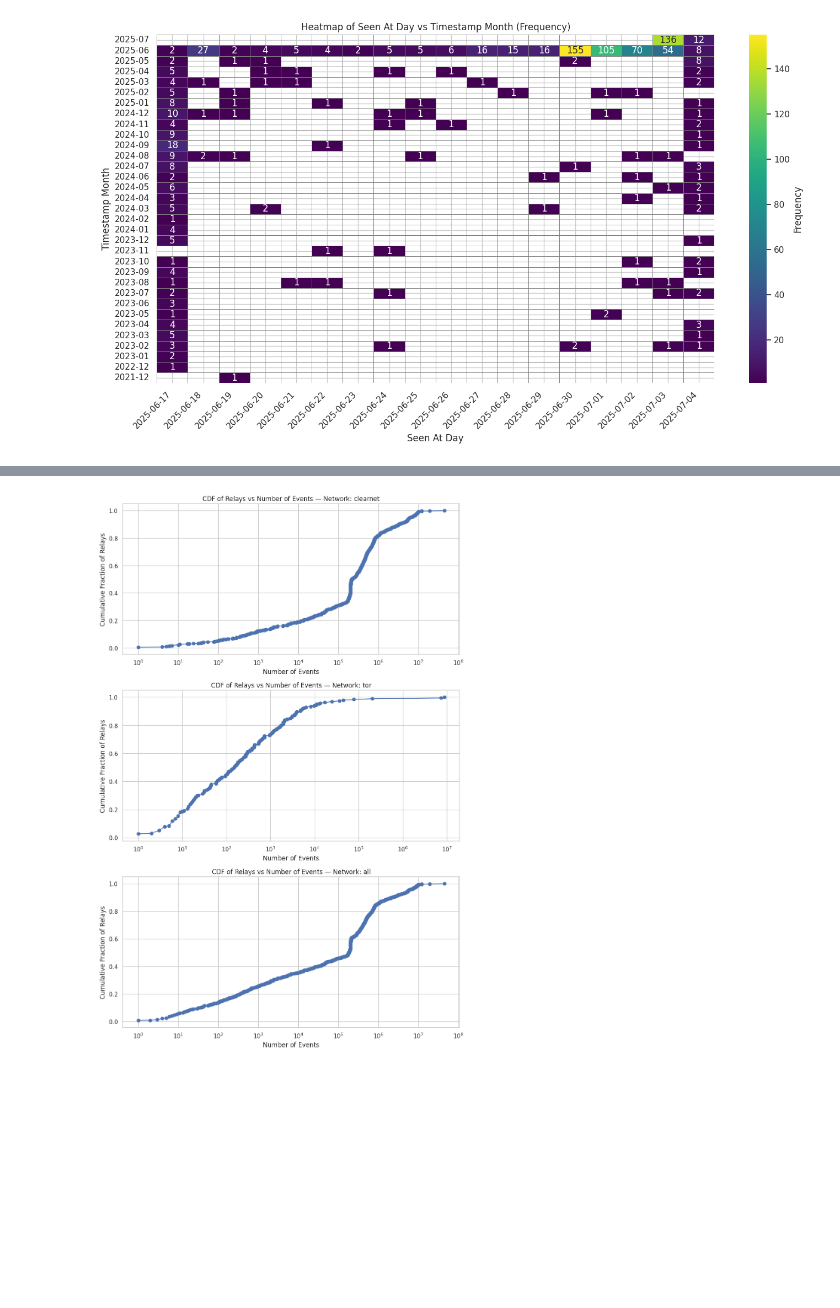
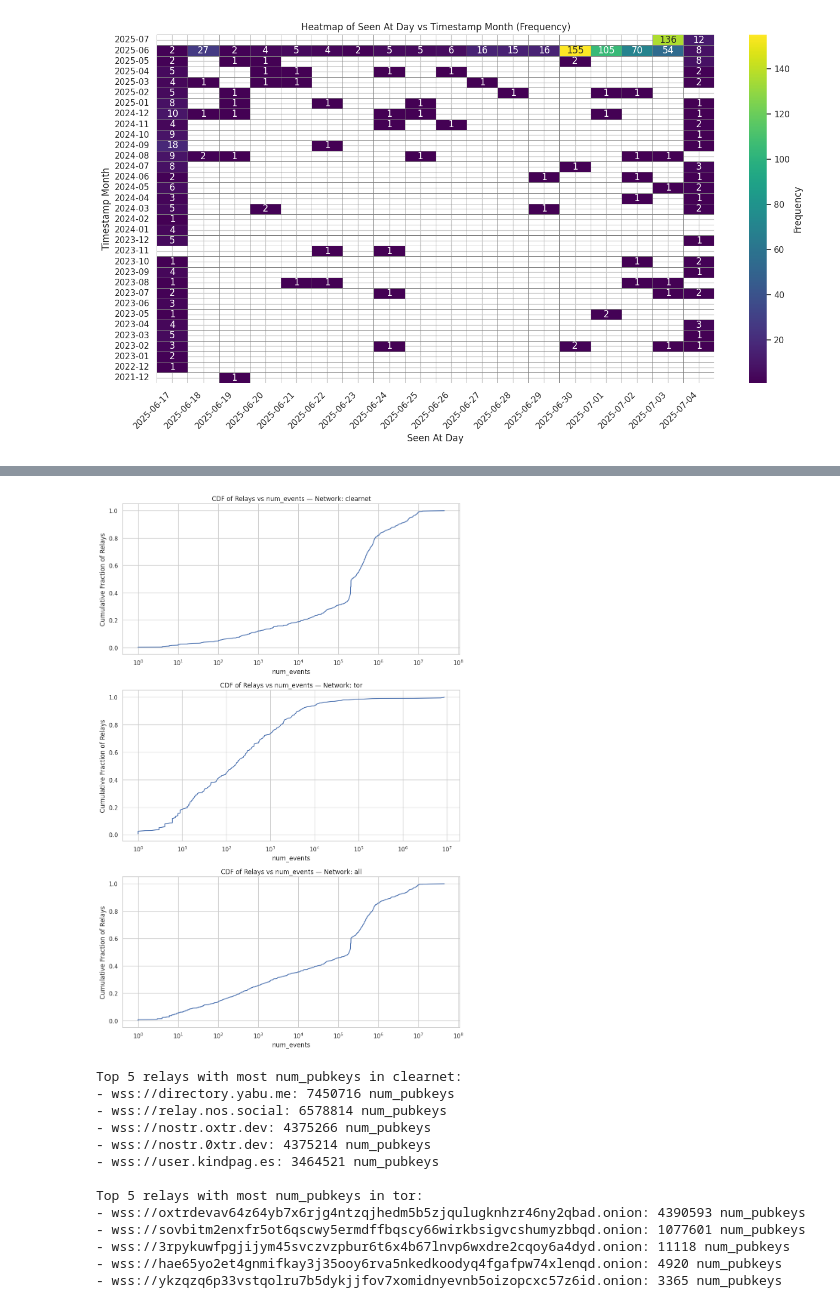
Before and after one commit to Bigbrotr/analysis, a Jupyter notebook: analysis/src/relays_overview.ipynb, the cells around one changed output, grey strips where cells are left out. Saved outputs shown, nothing was run; the diff lists cells and outputs as text; code cells hidden in the pictures; blank space fills up the shorter version.

```diff
--- a/analysis/src/relays_overview.ipynb
+++ b/analysis/src/relays_overview.ipynb
@@ -721,37 +721,48 @@ plt.show()
 [figure]
 # %%
 relay_stats = pd.read_csv(os.path.join(DATA_FOLDER, 'relay_stats.csv'))
+# %%
+def plot_cdf(data, label):
+    sorted_data = np.sort(data)
+    cdf = np.arange(1, len(sorted_data)+1) / len(sorted_data)
+    plt.plot(sorted_data, cdf, label=label)
 # %%
-# Una colonna, tante righe quanti sono i network
-fig, axes = plt.subplots(len(networks), 1, figsize=(10, 5 * len(networks)), sharex=False)
-if len(networks) == 1:
-    axes = [axes]  # Garantisce che axes sia sempre iterabile
+# Generalized plot_cdf function
+def plot_cdf(data, label, ax):
+    sorted_data = np.sort(data)
+    cdf = np.arange(1, len(sorted_data)+1) / len(sorted_data)
+    ax.plot(sorted_data, cdf, label=label)
 
-# Genera un plot per ogni network
-for i, network in enumerate(networks):
-    ax = axes[i]
-    if network == 'all':
-        sub_df = relay_stats
-    else:
-        sub_df = relay_stats[relay_stats['network'] == network]
+for col in ['num_events', 'num_pubkeys']:
+    # Assuming `networks` and `relay_stats` are predefined
+    fig, axes = plt.subplots(len(networks), 1, figsize=(10, 5 * len(networks)), sharex=False)
+    if len(networks) == 1:
+        axes = [axes]  # Ensure that axes is iterable
+    # Generate a plot for each network
+    for i, network in enumerate(networks):
+        ax = axes[i]
+        if network == 'all':
+            sub_df = relay_stats
+        else:
+            sub_df = relay_stats[relay_stats['network'] == network]
 
-    # print top 3 relays with most events
-    if network != 'all':
-        top_relays = sub_df.nlargest(5, 'num_events')
-        print(f"\nTop 3 relays with most events in {network}:")
-        for _, row in top_relays.iterrows():
-            print(f"- {row['relay_url']}: {row['num_events']} events")
+        # Print top 5 relays with most events (if necessary)
+        if network != 'all':
+            top_relays = sub_df.nlargest(5, col)
+            print(f"\nTop 5 relays with most {col} in {network}:")
+            for _, row in top_relays.iterrows():
+                print(f"- {row['relay_url']}: {row[col]} {col}")
 
-    # Calcola CDF
-    cdf = sub_df['num_events'].value_counts().sort_index().cumsum() / sub_df['num_events'].count()
+        # Plot CDF using the generalized plot_cdf function
+        plot_cdf(sub_df[col], f"Network: {network}", ax)
 
-    ax.plot(cdf.index, cdf.values, marker='o')
-    ax.set_title(f'CDF of Relays vs Number of Events — Network: {network}')
-    ax.set_xlabel('Number of Events')
-    ax.set_ylabel('Cumulative Fraction of Relays')
-    ax.set_xscale('log')
-    ax.grid(True)
+        # Move plot-specific settings outside of the function
+        ax.set_xscale('log')
+        ax.set_xlabel(col)
+        ax.set_ylabel('Cumulative Fraction of Relays')
+        ax.grid(True)
+        ax.set_title(f'CDF of Relays vs {col} — Network: {network}')
 
-plt.tight_layout()
-plt.show()
+    plt.tight_layout()
+    plt.show()
 # %% [output]
@@ -771 +782,14 @@ Top 3 relays with most events in tor:
-[figure, old version]
+[figure, new version]
+Top 5 relays with most num_pubkeys in clearnet:
+- wss://directory.yabu.me: 7450716 num_pubkeys
+- wss://relay.nos.social: 6578814 num_pubkeys
+- wss://nostr.oxtr.dev: 4375266 num_pubkeys
+- wss://nostr.0xtr.dev: 4375214 num_pubkeys
+- wss://user.kindpag.es: 3464521 num_pubkeys
+
+Top 5 relays with most num_pubkeys in tor:
+- wss://oxtrdevav64z64yb7x6rjg4ntzqjhedm5b5zjqulugknhzr46ny2qbad.onion: 4390593 num_pubkeys
+- wss://sovbitm2enxfr5ot6qscwy5ermdffbqscy66wirkbsigvcshumyzbbqd.onion: 1077601 num_pubkeys
+- wss://3rpykuwfpgjijym45svczvzpbur6t6x4b67lnvp6wxdre2cqoy6a4dyd.onion: 11118 num_pubkeys
+- wss://hae65yo2et4gnmifkay3j35ooy6rva5nkedkoodyq4fgafpw74xlenqd.onion: 4920 num_pubkeys
+- wss://ykzqzq6p33vstqolru7b5dykjjfov7xomidnyevnb5oizopcxc57z6id.onion: 3365 num_pubkeys
```
Also changed, not shown: parts of 14 cells of this notebook, 11 other files.
